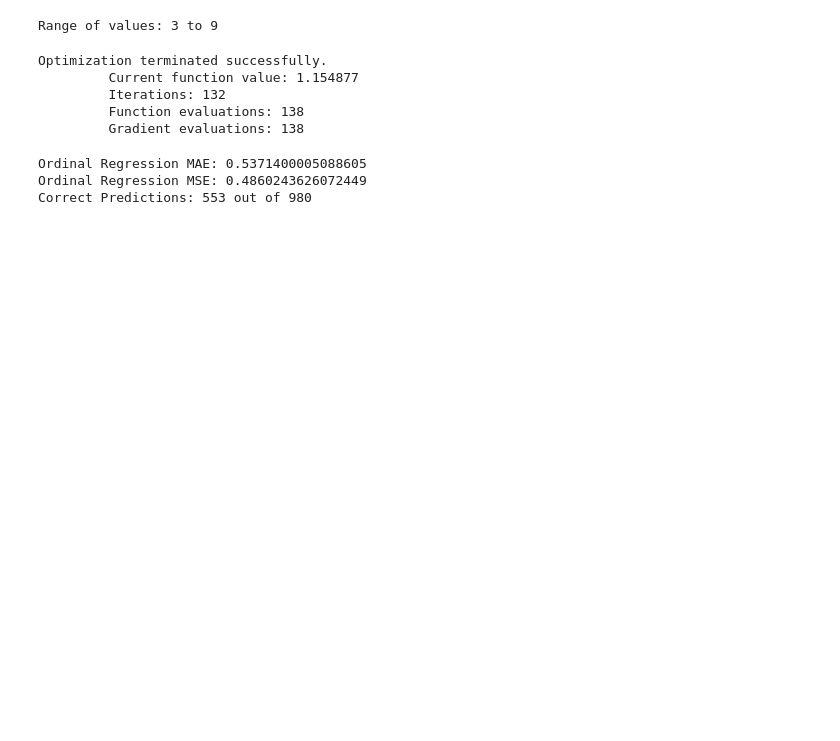
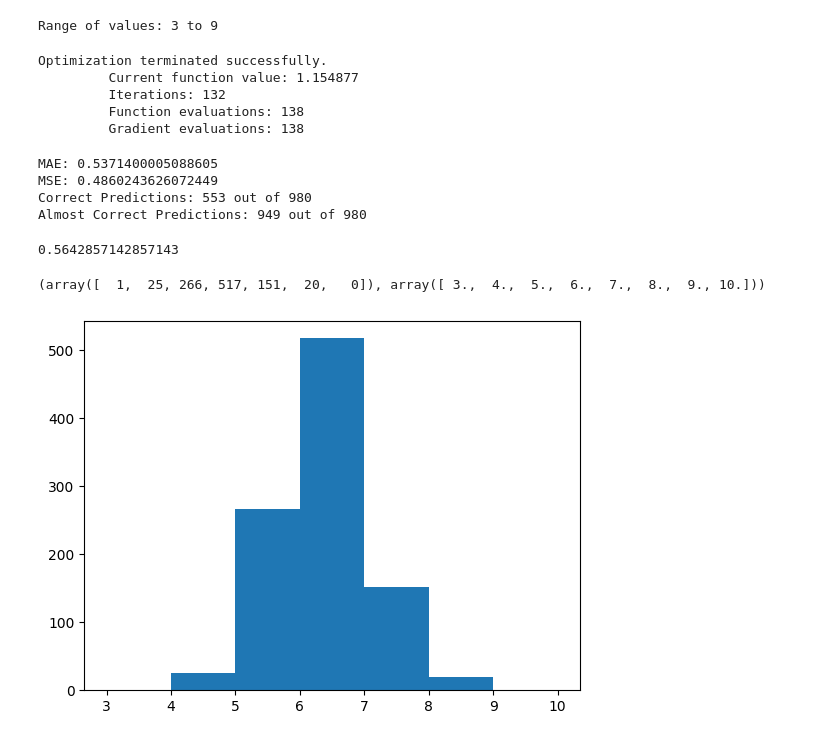
Before and after one commit to Rahuboy/regression-exploration, a Jupyter notebook: Problem2/Reg.ipynb, the cells around one changed output. Cells and saved outputs as stored; diff of their text form; code cells hidden in the pictures; blank space fills up the shorter version.

```diff
--- a/Problem2/Reg.ipynb
+++ b/Problem2/Reg.ipynb
@@ -107,14 +157,26 @@ Optimization terminated successfully.
          Iterations: 132
          Function evaluations: 138
          Gradient evaluations: 138
-# %%
-# Evaluate the Ordinal Regression Model
-probs, gt = np.array(ord_model.model.predict(ord_model.params, X_test)), np.array(y_test)
-pred = np.sum(probs * np.array(list(range(int(y.min().iloc[0]), int(y.max().iloc[0])+1))), axis=1)[:, np.newaxis] # predictions are expected values of the distribution
-print(f'Ordinal Regression MAE: {np.mean(np.abs(pred - gt))}')
-print(f'Ordinal Regression MSE: {np.mean((pred - gt)**2)}')
-print(f'Correct Predictions: {np.sum((probs.argmax(1) + 3)[:, np.newaxis] == gt)} out of {len(gt)}')
-# %% [output]
-Ordinal Regression MAE: 0.5371400005088605
-Ordinal Regression MSE: 0.4860243626072449
-Correct Predictions: 553 out of 980
+# %%
+# Evaluate the Ordinal Regression Model
+probs, gt = np.array(ord_model.model.predict(ord_model.params, X_test)), np.array(y_test)
+evaluate(gt, probs, 'probs')
+
+# pred, gt = np.array(ord_model.predict(np.array(X_test)))[:, np.newaxis], np.array(y_test)[:, np.newaxis]
+# acc = evaluate(gt, pred, 'labels')
+# %% [output]
+MAE: 0.5371400005088605
+MSE: 0.4860243626072449
+Correct Predictions: 553 out of 980
+Almost Correct Predictions: 949 out of 980
+0.5642857142857143
+# %%
+# print(np.histogram(y_test, bins=7))
+# print(np.histogram(y_train, bins=7))
+import matplotlib.pyplot as plt
+plt.hist(y_test, bins=7, range=(3, 10))
+print(np.histogram(y_test, bins=7, range=(3, 10)))
+plt.show()
+# %% [output]
+(array([  1,  25, 266, 517, 151,  20,   0]), array([ 3.,  4.,  5.,  6.,  7.,  8.,  9., 10.]))
+[figure, added]
```
Also changed, not shown: parts of 10 cells of this notebook, 5 other files.
